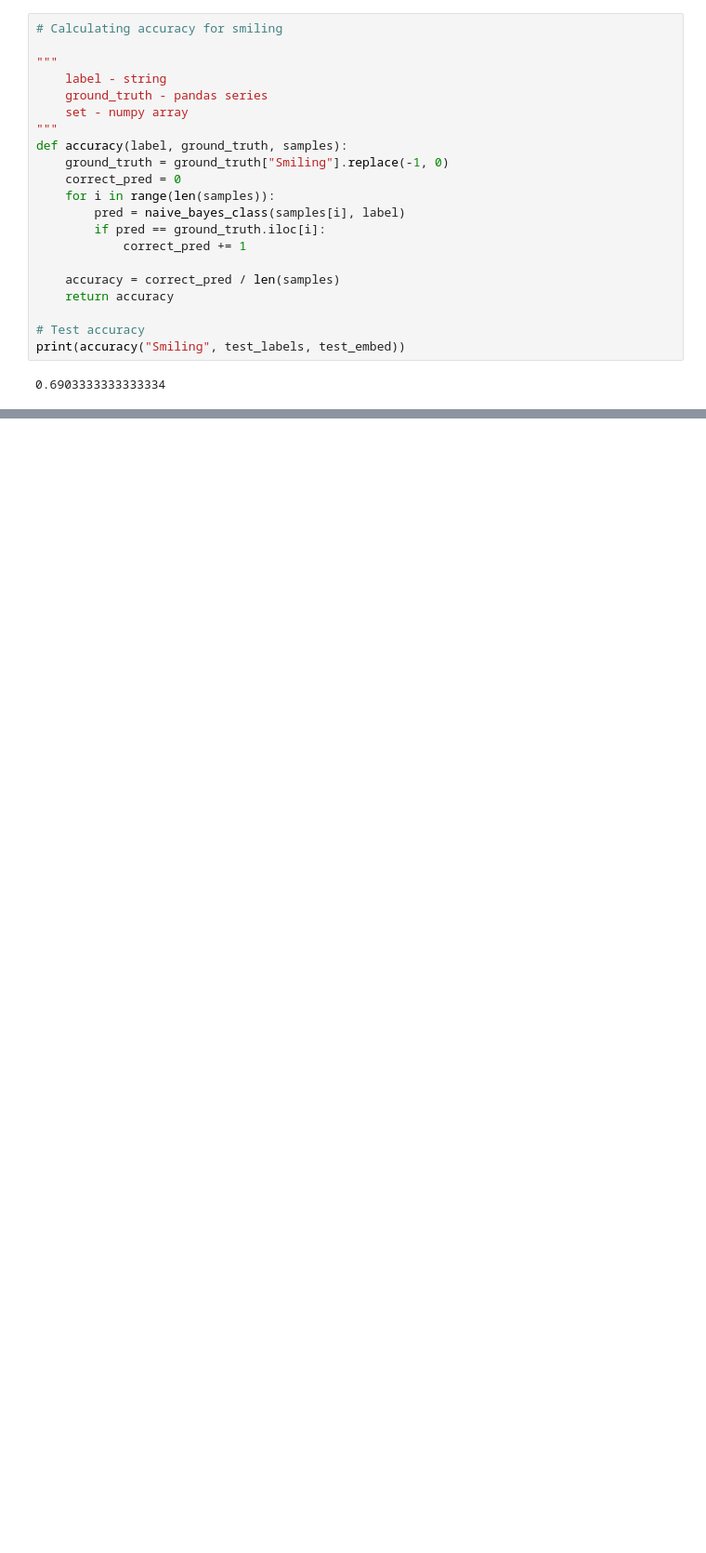
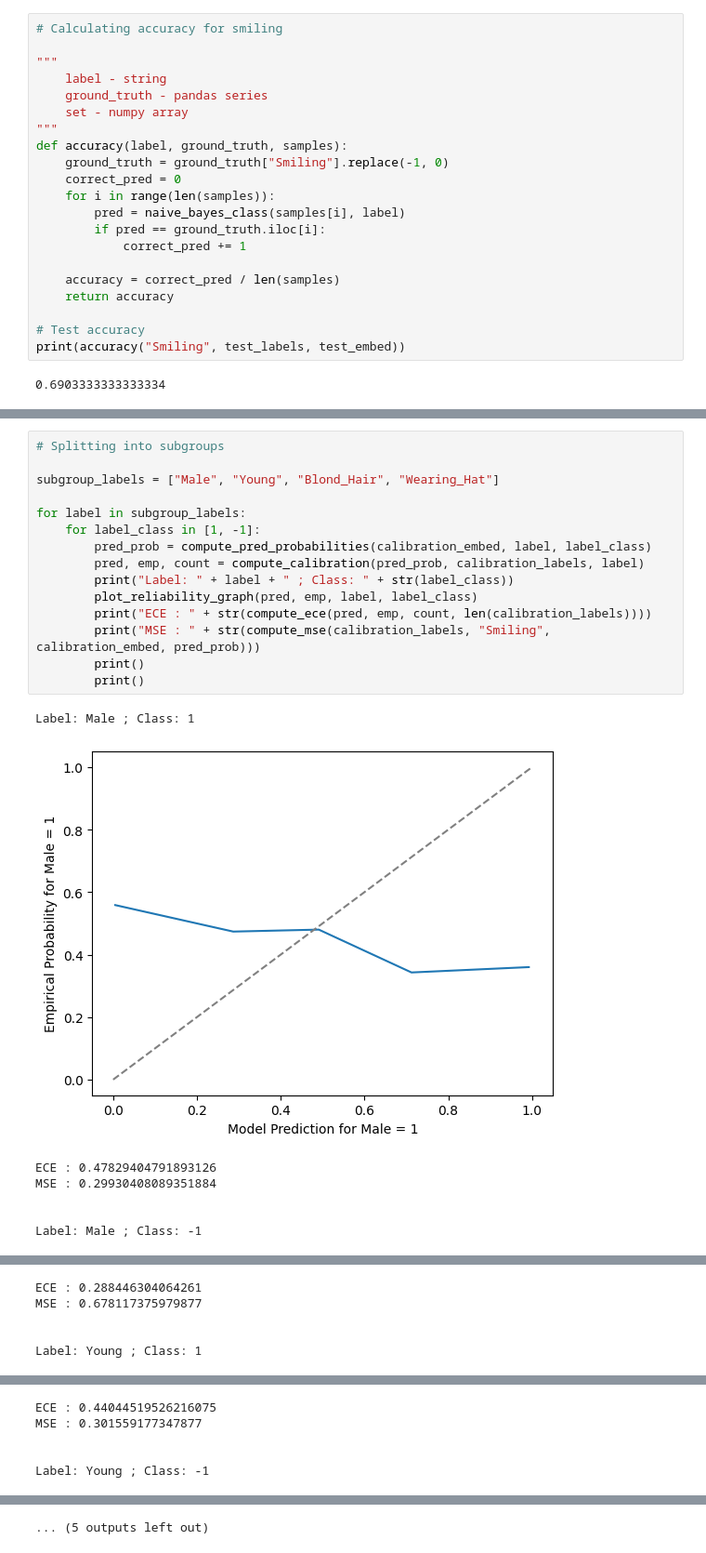
Before and after one commit to snailarani/cs342-project, a Jupyter notebook: project.ipynb, the cells around one changed output, grey strips where cells are left out. Shown: that part at 93% size. Drawn from its saved outputs; the diff is of its cells as text; blank space fills up the shorter version.

```diff
--- a/project.ipynb
+++ b/project.ipynb
@@ -293,0 +320,23 @@ print(compute_mse(calibration_labels, "Smiling", calibration_embed, pred_prob))
+# %%
+# Splitting into subgroups
+
+subgroup_labels = ["Male", "Young", "Blond_Hair", "Wearing_Hat"]
+
+for label in subgroup_labels:
+    for label_class in [1, -1]:
+        pred_prob = compute_pred_probabilities(calibration_embed, label, label_class)
+        pred, emp, count = compute_calibration(pred_prob, calibration_labels, label)
+        print("Label: " + label + " ; Class: " + str(label_class))
+        plot_reliability_graph(pred, emp, label, label_class)
+        print("ECE : " + str(compute_ece(pred, emp, count, len(calibration_labels))))
+        print("MSE : " + str(compute_mse(calibration_labels, "Smiling", calibration_embed, pred_prob)))
+        print()
+        print()
+# %% [output]
+Label: Male ; Class: 1
+[figure, added]
+ECE : 0.47829404791893126
+MSE : 0.29930408089351884
+
+
+Label: Male ; Class: -1
@@ -293,0 +344,5 @@ print(compute_mse(calibration_labels, "Smiling", calibration_embed, pred_prob))
+ECE : 0.288446304064261
+MSE : 0.678117375979877
+
+
+Label: Young ; Class: 1
@@ -293,0 +350,5 @@ print(compute_mse(calibration_labels, "Smiling", calibration_embed, pred_prob))
+ECE : 0.44044519526216075
+MSE : 0.301559177347877
+
+
+Label: Young ; Class: -1
@@ -293,0 +368 @@ print(compute_mse(calibration_labels, "Smiling", calibration_embed, pred_prob))
+... (5 outputs left out)
```
Also changed, not shown: parts of 9 cells of this notebook.
